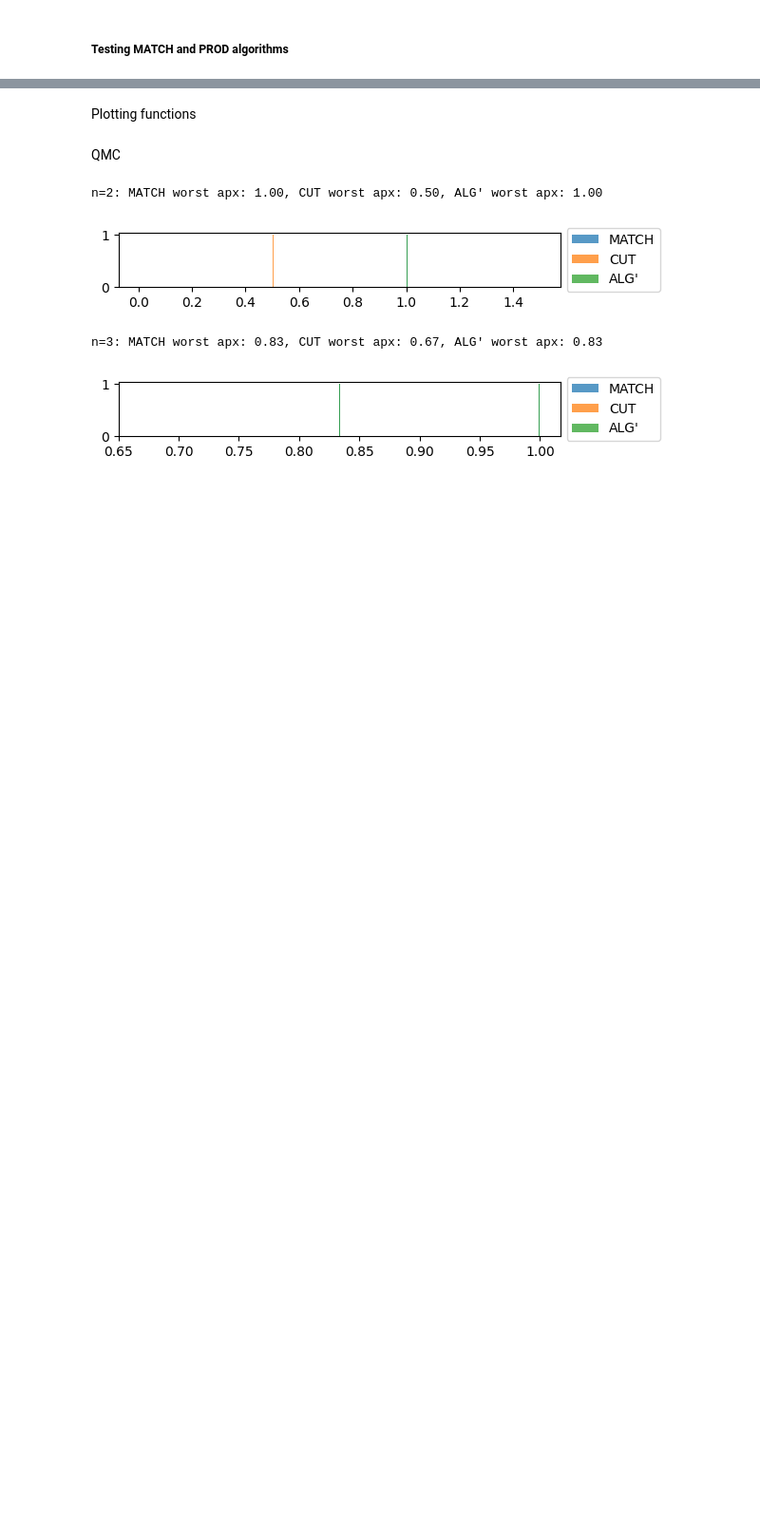
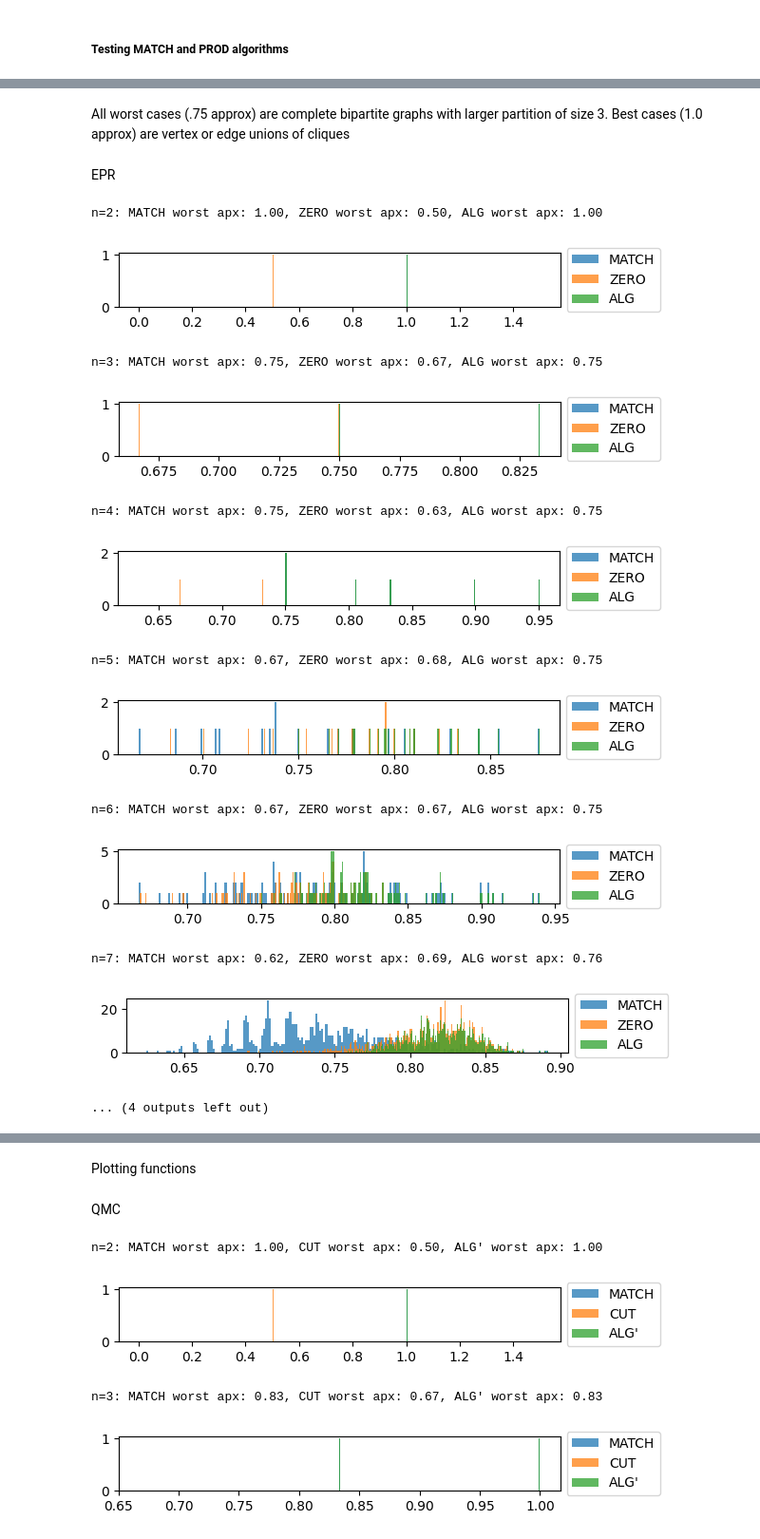
Before and after one commit to jamessud/qmc_upper_bounds, a Jupyter notebook: conjectures.ipynb, the cells around one changed output, grey strips where cells are left out. Shown at 95% size. Drawn from its saved outputs; the diff is of its cells as text; code cells hidden in the pictures; blank space fills up the shorter version.

```diff
--- a/conjectures.ipynb
+++ b/conjectures.ipynb
@@ -499,0 +611,20 @@ tight cases for conjecture 2 QMC
+# %% [markdown]
+All worst cases (.75 approx) are complete bipartite graphs with larger partition of size 3. Best cases (1.0 approx) are vertex or edge unions of cliques
+# %% [markdown]
+EPR
+# %%
+plot_hists_by_n(max_epr_energies, ns=ns, unique_ns=unique_ns, match_energies=match_energies, prod_energies=total_weights, alg_names=['MATCH', 'ZERO', 'ALG'])
+# %% [output]
+n=2: MATCH worst apx: 1.00, ZERO worst apx: 0.50, ALG worst apx: 1.00
+[figure, added]
+n=3: MATCH worst apx: 0.75, ZERO worst apx: 0.67, ALG worst apx: 0.75
+[figure, added]
+n=4: MATCH worst apx: 0.75, ZERO worst apx: 0.63, ALG worst apx: 0.75
+[figure, added]
+n=5: MATCH worst apx: 0.67, ZERO worst apx: 0.68, ALG worst apx: 0.75
+[figure, added]
+n=6: MATCH worst apx: 0.67, ZERO worst apx: 0.67, ALG worst apx: 0.75
+[figure, added]
+n=7: MATCH worst apx: 0.62, ZERO worst apx: 0.69, ALG worst apx: 0.76
+[figure, added]
+... (4 outputs left out)
```
Also changed, not shown: parts of 46 cells of this notebook, 7 other files.
